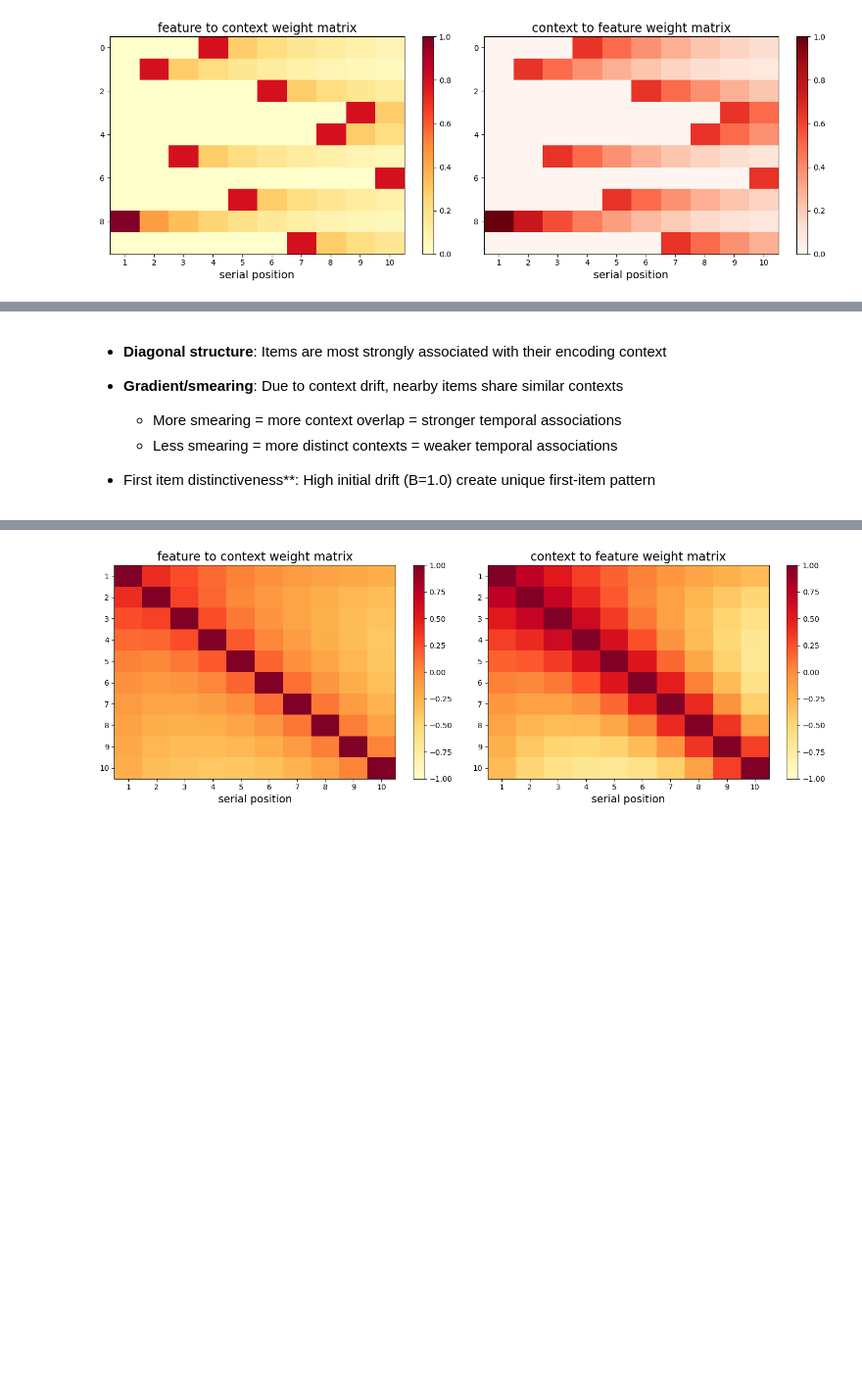
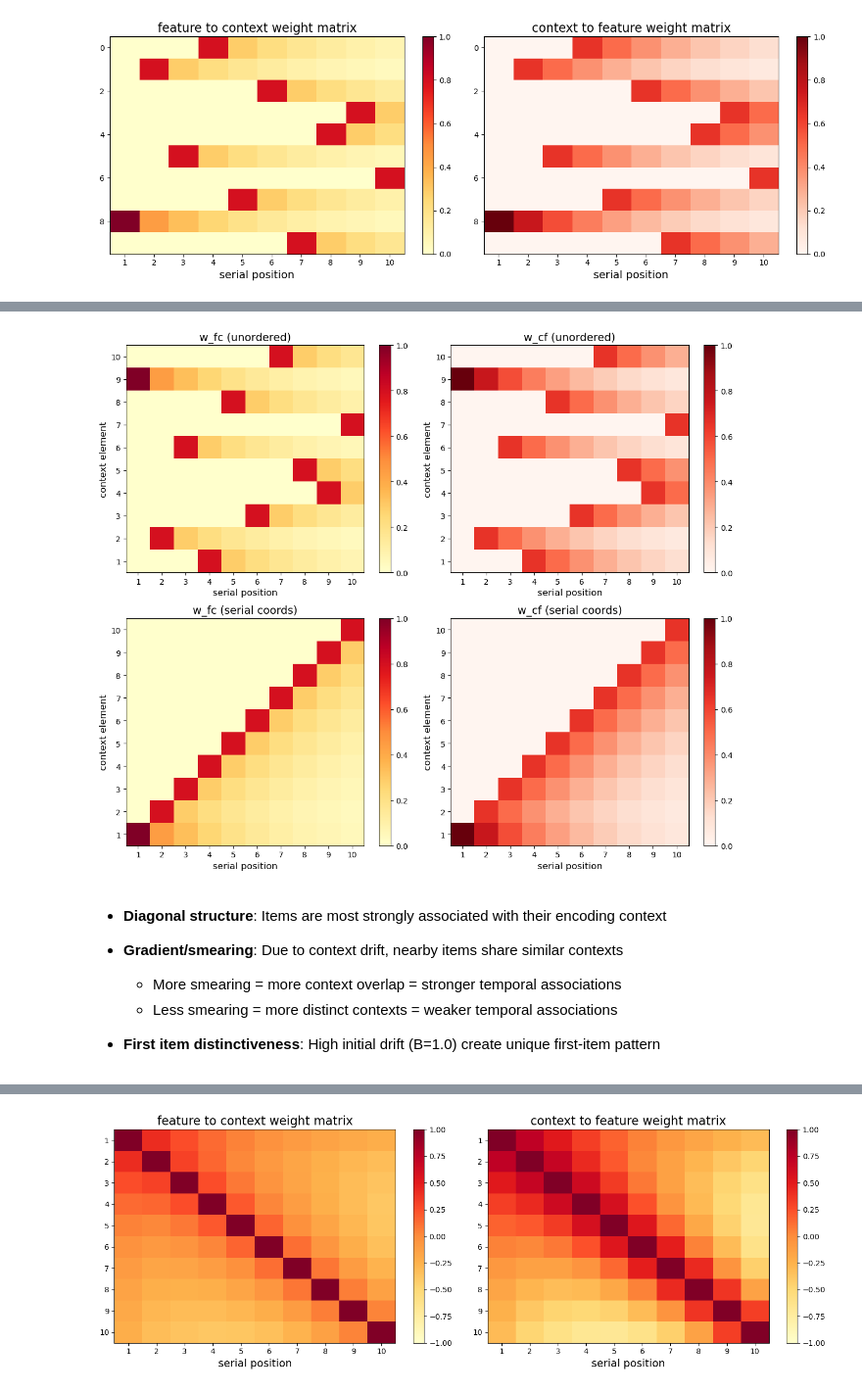
Before and after one commit to beaverjuly/PTSD_MemorySegmentation, a Jupyter notebook: external/CMR_SEM/CMR_SEM_annotated.ipynb, the cells around one changed output, grey strips where cells are left out. Shown at 98% size. Cells and saved outputs as stored; diff of their text form; code cells hidden in the pictures; blank space fills up the shorter version.

```diff
--- a/external/CMR_SEM/CMR_SEM_annotated.ipynb
+++ b/external/CMR_SEM/CMR_SEM_annotated.ipynb
@@ -737,3 +747,43 @@ plt.show()
+# %%
+perm = pres_indices - 1
+N = len(pres_indices)
+
+net_w_fc_ser = net_w_fc[np.ix_(perm, perm)]
+net_w_cf_ser = net_w_cf[np.ix_(perm, perm)]
+
+fig, axes = plt.subplots(2, 2, figsize=(12, 10))
+
+# --- Unordered ---
+im = axes[0,0].imshow(net_w_fc_inorder, cmap='YlOrRd', aspect='auto', origin='lower')
+axes[0,0].set_title('w_fc (unordered)', fontsize=14)
+plt.colorbar(im, ax=axes[0,0])
+
+im = axes[0,1].imshow(net_w_cf_inorder.T, cmap='Reds', aspect='auto', origin='lower')
+axes[0,1].set_title('w_cf (unordered)', fontsize=14)
+plt.colorbar(im, ax=axes[0,1])
+
+# --- Serial ---
+im = axes[1,0].imshow(net_w_fc_ser, cmap='YlOrRd', aspect='auto', origin='lower')
+axes[1,0].set_title('w_fc (serial coords)', fontsize=14)
+plt.colorbar(im, ax=axes[1,0])
+
+im = axes[1,1].imshow(net_w_cf_ser.T, cmap='Reds', aspect='auto', origin='lower')
+axes[1,1].set_title('w_cf (serial coords)', fontsize=14)
+plt.colorbar(im, ax=axes[1,1])
+
+# Label all axes consistently
+for ax in axes.ravel():
+    ax.set_xticks(np.arange(N))
+    ax.set_xticklabels(np.arange(1, N+1))
+    ax.set_yticks(np.arange(N))
+    ax.set_yticklabels(np.arange(1, N+1))
+    ax.set_xlabel('serial position', fontsize=12)
+    ax.set_ylabel('context element', fontsize=12)
+
+plt.tight_layout()
+plt.show()
+# %% [output]
+[figure, added]
 # %% [markdown]
 - **Diagonal structure**: Items are most strongly associated with their encoding context
 
@@ -741,5 +791,5 @@ plt.show()
     - More smearing = more context overlap = stronger temporal associations
     - Less smearing = more distinct contexts = weaker temporal associations
 
-- First item distinctiveness**: High initial drift (B=1.0) create unique first-item pattern
+- **First item distinctiveness**: High initial drift (B=1.0) create unique first-item pattern
 # %% [markdown]
```
Also changed, not shown: parts of 23 cells of this notebook.
